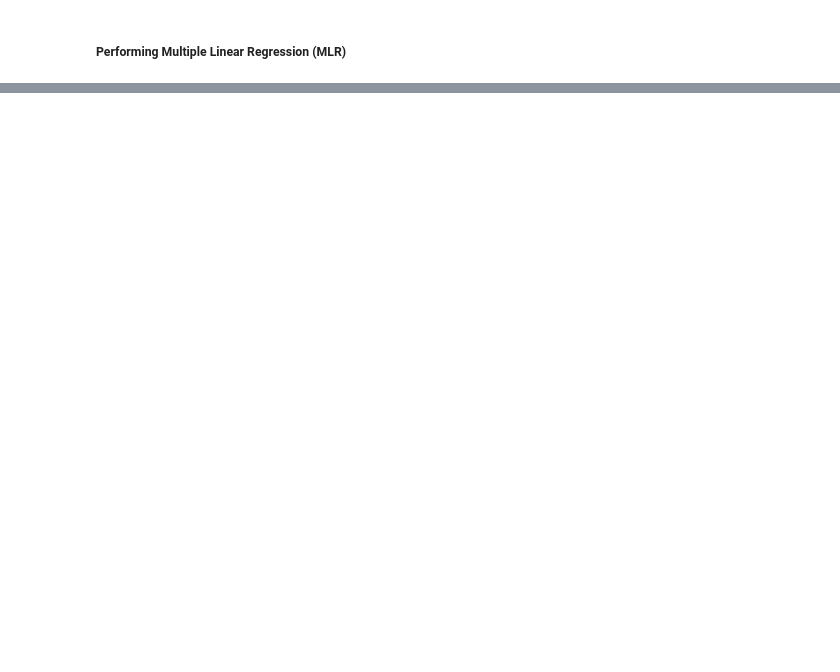
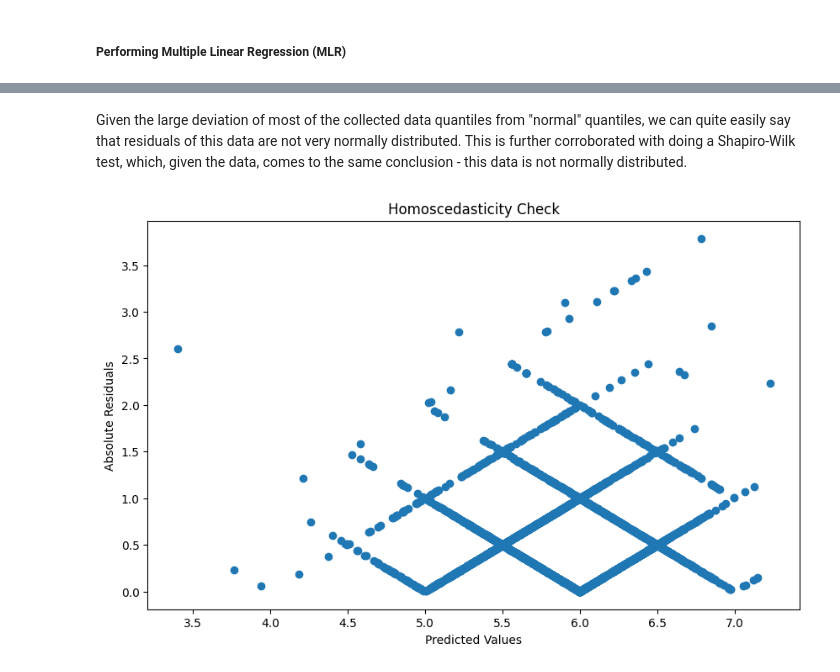
Before and after one commit to lcarnegie/INF412, a Jupyter notebook: A3/carnegie_luca_a3.ipynb, the cells around one changed output, grey strips where cells are left out. Drawn from its saved outputs; the diff is of its cells as text; code cells hidden in the pictures; blank space fills up the shorter version.

```diff
--- a/A3/carnegie_luca_a3.ipynb
+++ b/A3/carnegie_luca_a3.ipynb
@@ -190,0 +284,12 @@ strong multicollinearity or other numerical problems.
+# %% [markdown]
+Given the large deviation of most of the collected data quantiles from "normal" quantiles, we can quite easily say that residuals of this data are not very normally distributed. This is further corroborated with doing a Shapiro-Wilk test, which, given the data, comes to the same conclusion - this data is not normally distributed.
+# %%
+# 4. Homoscedasticity Check
+plt.figure(figsize=(10, 6))
+plt.scatter(Y_pred_train, np.abs(residuals))
+plt.xlabel('Predicted Values')
+plt.ylabel('Absolute Residuals')
+plt.title('Homoscedasticity Check')
+plt.show()
+# %% [output]
+[figure, added]
```
Also changed, not shown: parts of 27 cells of this notebook, 1 other file.
